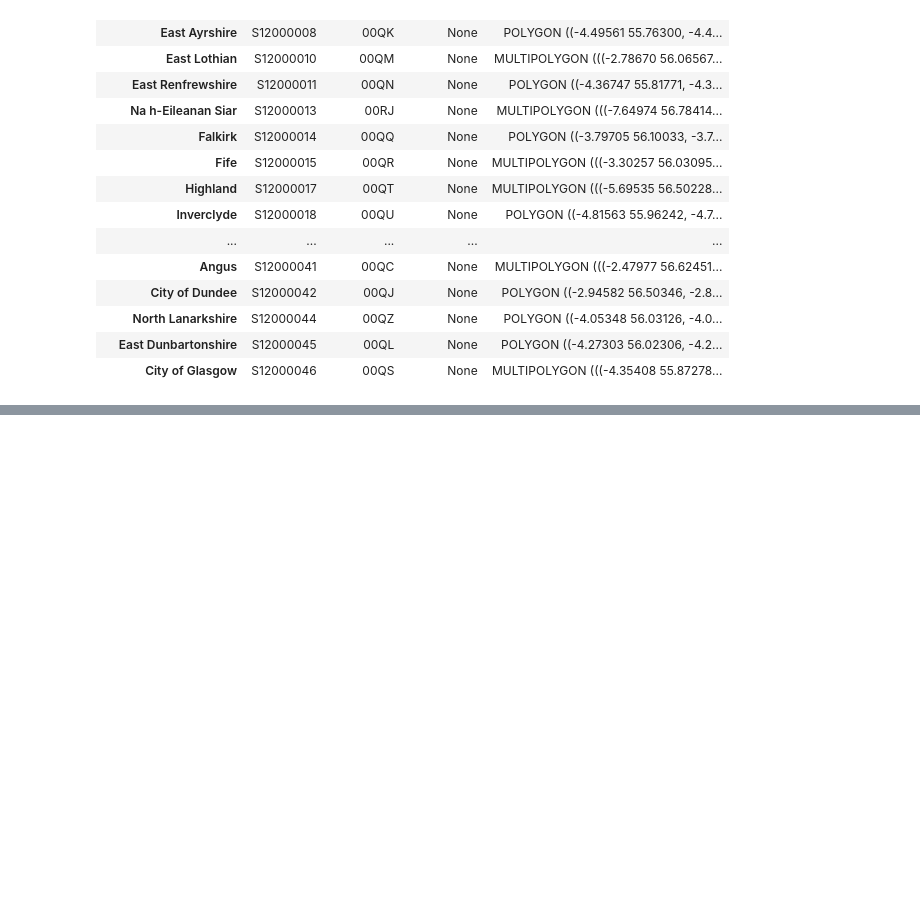
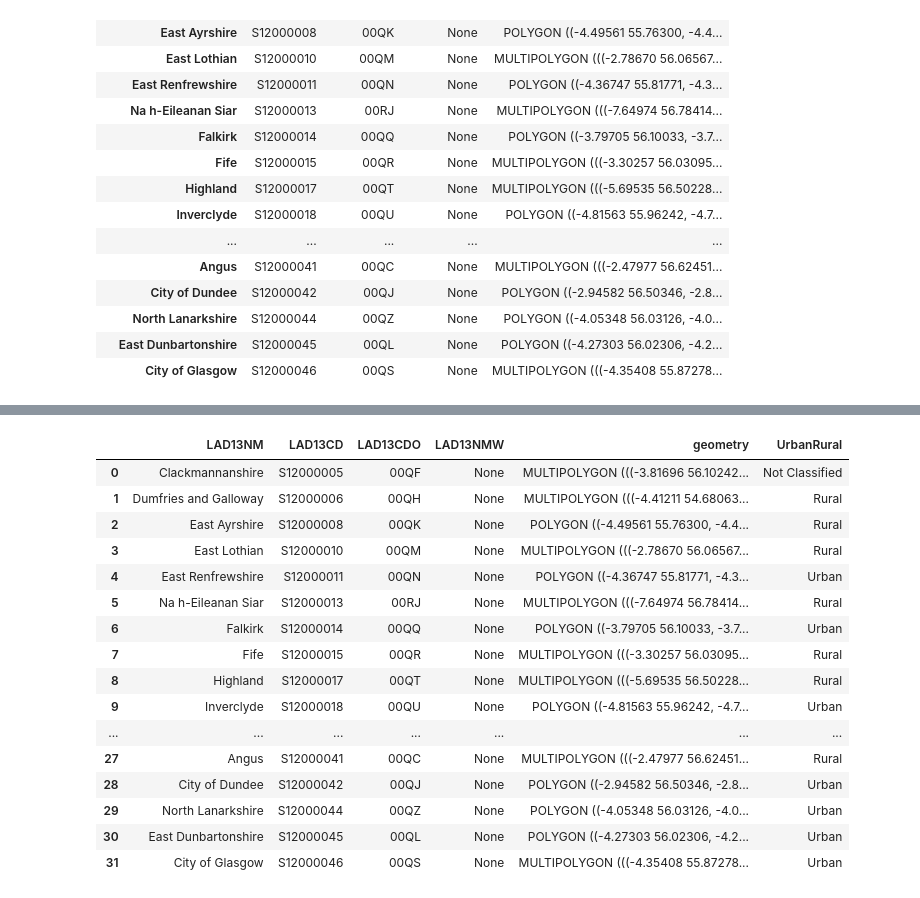
Before and after one commit to kegrad/house-price-index-group-project, a Jupyter notebook: map2.ipynb, the cells around one changed output, grey strips where cells are left out. Cells and saved outputs as stored; diff of their text form; code cells hidden in the pictures; blank space fills up the shorter version.

Commit message:
Add urban/rural map

```diff
--- a/map2.ipynb
+++ b/map2.ipynb
@@ -204,0 +226,61 @@ fig.show()
+# %%
+urbanrural_dict = {
+"City of Aberdeen": "Urban",
+"City of Dundee": "Urban",
+"East Dunbartonshire": "Urban",
+"East Renfrewshire": "Urban",
+"City of Edinburgh": "Urban",
+"Falkirk": "Urban",
+"City of Glasgow": "Urban",
+"Inverclyde": "Urban",
+"Midlothian": "Urban",
+"North Ayrshire": "Urban",
+"North Lanarkshire": "Urban",
+"Renfrewshire": "Urban",
+"South Lanarkshire": "Urban",
+"West Dunbartonshire": "Urban",
+"West Lothian": "Urban",
+
+"Aberdeenshire": "Rural",
+"Angus": "Rural",
+"Argyll and Bute": "Rural",
+"Dumfries and Galloway": "Rural",
+"East Ayrshire": "Rural",
+"East Lothian": "Rural",
+"Fife": "Rural",
+"Highland": "Rural",
+"Moray": "Rural",
+"Na h-Eileanan Siar": "Rural",
+"Orkney Islands": "Rural",
+"Perth and Kinross": "Rural",
+"Scottish Borders": "Rural",
+"Shetland Islands": "Rural",
+"South Ayrshire": "Rural",
+"Stirling": "Rural",
+
+"Clackmannanshire": "Not Classified"
+}
+# %%
+# just need some DF with the regions defined
+urbanrural = copy.deepcopy(simple_regions_geometry)
+urbanrural['UrbanRural']=urbanrural_dict
+urbanrural.reset_index(inplace=True)
+urbanrural
+# %% [output]
+|  | LAD13NM | LAD13CD | LAD13CDO | LAD13NMW | geometry | UrbanRural |
+| 0 | Clackmannanshire | S12000005 | 00QF | None | MULTIPOLYGON (((-3.81696 56.10242... | Not Classified |
+| 1 | Dumfries and Galloway | S12000006 | 00QH | None | MULTIPOLYGON (((-4.41211 54.68063... | Rural |
+| 2 | East Ayrshire | S12000008 | 00QK | None | POLYGON ((-4.49561 55.76300, -4.4... | Rural |
+| 3 | East Lothian | S12000010 | 00QM | None | MULTIPOLYGON (((-2.78670 56.06567... | Rural |
+| 4 | East Renfrewshire | S12000011 | 00QN | None | POLYGON ((-4.36747 55.81771, -4.3... | Urban |
+| 5 | Na h-Eileanan Siar | S12000013 | 00RJ | None | MULTIPOLYGON (((-7.64974 56.78414... | Rural |
+| 6 | Falkirk | S12000014 | 00QQ | None | POLYGON ((-3.79705 56.10033, -3.7... | Urban |
+| 7 | Fife | S12000015 | 00QR | None | MULTIPOLYGON (((-3.30257 56.03095... | Rural |
+| 8 | Highland | S12000017 | 00QT | None | MULTIPOLYGON (((-5.69535 56.50228... | Rural |
+| 9 | Inverclyde | S12000018 | 00QU | None | POLYGON ((-4.81563 55.96242, -4.7... | Urban |
+| ... | ... | ... | ... | ... | ... | ... |
+| 27 | Angus | S12000041 | 00QC | None | MULTIPOLYGON (((-2.47977 56.62451... | Rural |
+| 28 | City of Dundee | S12000042 | 00QJ | None | POLYGON ((-2.94582 56.50346, -2.8... | Urban |
+| 29 | North Lanarkshire | S12000044 | 00QZ | None | POLYGON ((-4.05348 56.03126, -4.0... | Urban |
+| 30 | East Dunbartonshire | S12000045 | 00QL | None | POLYGON ((-4.27303 56.02306, -4.2... | Urban |
+| 31 | City of Glasgow | S12000046 | 00QS | None | MULTIPOLYGON (((-4.35408 55.87278... | Urban |
```
Also changed, not shown: parts of 2 cells of this notebook.
